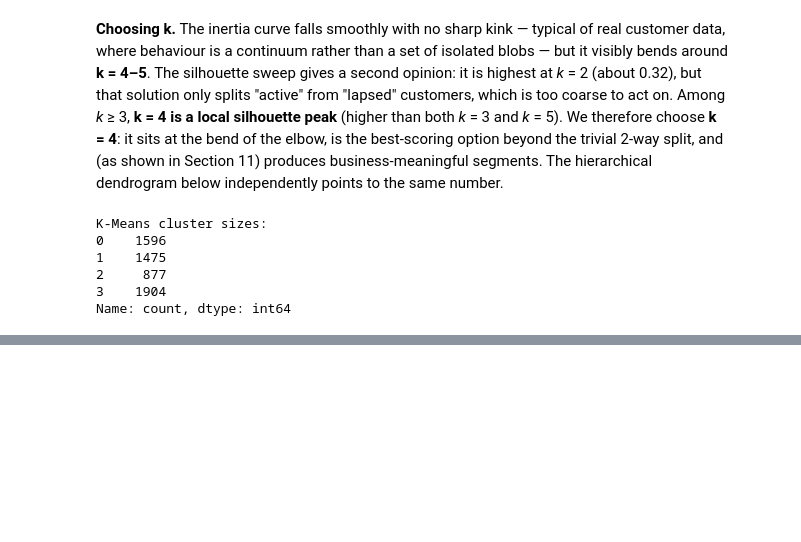
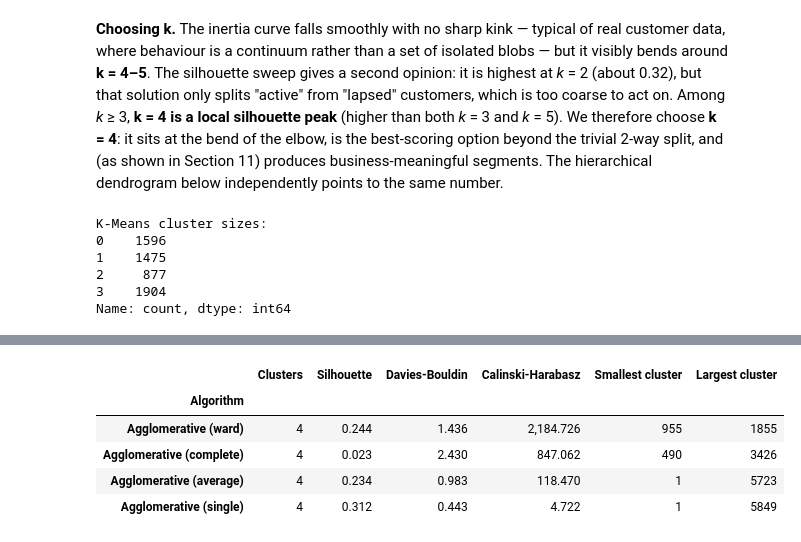
Before and after one commit to pragna100510/ML_Capstone, a Jupyter notebook: clustering/clustering.ipynb, the cells around one changed output, grey strips where cells are left out. Cells and saved outputs as stored; diff of their text form; code cells hidden in the pictures; blank space fills up the shorter version.

```diff
--- a/clustering/clustering.ipynb
+++ b/clustering/clustering.ipynb
@@ -533,0 +572,18 @@ Name: count, dtype: int64
+# %%
+linkage_results, linkage_labels = [], {}
+
+for method in ["ward", "complete", "average", "single"]:
+    agg = AgglomerativeClustering(n_clusters=K_FINAL, linkage=method)
+    lab = agg.fit_predict(X_scaled)
+    linkage_labels[method] = lab
+    linkage_results.append(evaluate_clustering(X_scaled, lab, f"Agglomerative ({method})"))
+
+linkage_df = pd.DataFrame(linkage_results).set_index("Algorithm")
+linkage_df
+# %% [output]
+|  | Clusters | Silhouette | Davies-Bouldin | Calinski-Harabasz | Smallest cluster | Largest cluster |
+| Algorithm |  |  |  |  |  |  |
+| Agglomerative (ward) | 4 | 0.244 | 1.436 | 2,184.726 | 955 | 1855 |
+| Agglomerative (complete) | 4 | 0.023 | 2.430 | 847.062 | 490 | 3426 |
+| Agglomerative (average) | 4 | 0.234 | 0.983 | 118.470 | 1 | 5723 |
+| Agglomerative (single) | 4 | 0.312 | 0.443 | 4.722 | 1 | 5849 |
```
Also changed, not shown: parts of 7 cells of this notebook.
